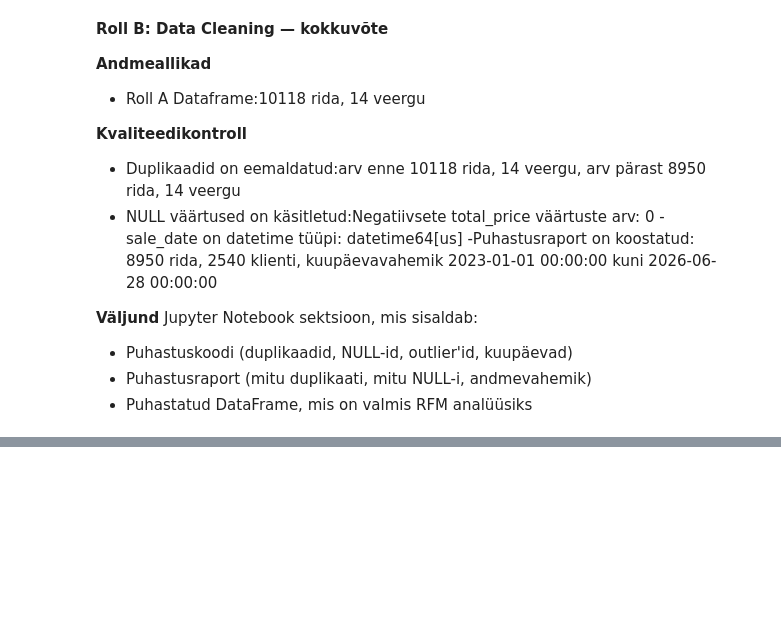
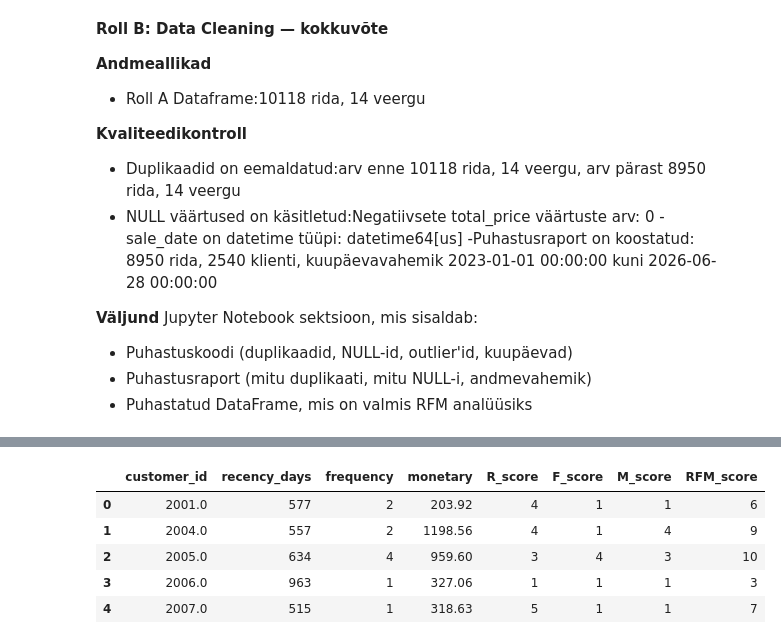
Before and after one commit to mariannesisask-afk/urbanstyle-turundus, a Jupyter notebook: portfolio/week-7/week7_rfm_analysis_marketing.ipynb, the cells around one changed output, grey strips where cells are left out. Drawn from its saved outputs; the diff is of its cells as text; code cells hidden in the pictures; blank space fills up the shorter version.

```diff
--- a/portfolio/week-7/week7_rfm_analysis_marketing.ipynb
+++ b/portfolio/week-7/week7_rfm_analysis_marketing.ipynb
@@ -421,0 +435,15 @@ Jupyter Notebook sektsioon, mis sisaldab:
+# %%
+# Määran analüüsi võrdluskuupäeva.
+# Andmestiku viimane müügikuupäev on 2026-06-28.
+today = pd.Timestamp('2026-06-29')
+
+# Arvutan iga kliendi RFM-näitajad puhastatud müügiandmete põhjal.
+rfm = df.groupby('customer_id').agg(
+    recency_days=('sale_date', lambda x: (today - x.max()).days),
+    frequency=('invoice_id', 'nunique'),
+    monetary=('total_price', 'sum')
+).reset_index()
+
+# Kontrollin RFM-tabeli suurust ja esimesi ridu.
+print('RFM-tabeli suurus:', rfm.shape)
+display(rfm.head())
@@ -421,0 +458,26 @@ Jupyter Notebook sektsioon, mis sisaldab:
+# %%
+# Määran RFM-skoorid viie kvantiili alusel.
+rfm['R_score'] = pd.qcut(
+    rfm['recency_days'], q=5, labels=[5, 4, 3, 2, 1]
+).astype(int)
+
+rfm['F_score'] = pd.qcut(
+    rfm['frequency'].rank(method='first'), q=5, labels=[1, 2, 3, 4, 5]
+).astype(int)
+
+rfm['M_score'] = pd.qcut(
+    rfm['monetary'], q=5, labels=[1, 2, 3, 4, 5]
+).astype(int)
+
+# Arvutan koondhinde.
+rfm['RFM_score'] = rfm['R_score'] + rfm['F_score'] + rfm['M_score']
+
+# Kontrollin skooride jaotust.
+display(rfm.head())
+# %% [output]
+|  | customer_id | recency_days | frequency | monetary | R_score | F_score | M_score | RFM_score |
+| 0 | 2001.0 | 577 | 2 | 203.92 | 4 | 1 | 1 | 6 |
+| 1 | 2004.0 | 557 | 2 | 1198.56 | 4 | 1 | 4 | 9 |
+| 2 | 2005.0 | 634 | 4 | 959.60 | 3 | 4 | 3 | 10 |
+| 3 | 2006.0 | 963 | 1 | 327.06 | 1 | 1 | 1 | 3 |
+| 4 | 2007.0 | 515 | 1 | 318.63 | 5 | 1 | 1 | 7 |
```
Also changed, not shown: parts of 31 cells of this notebook.
